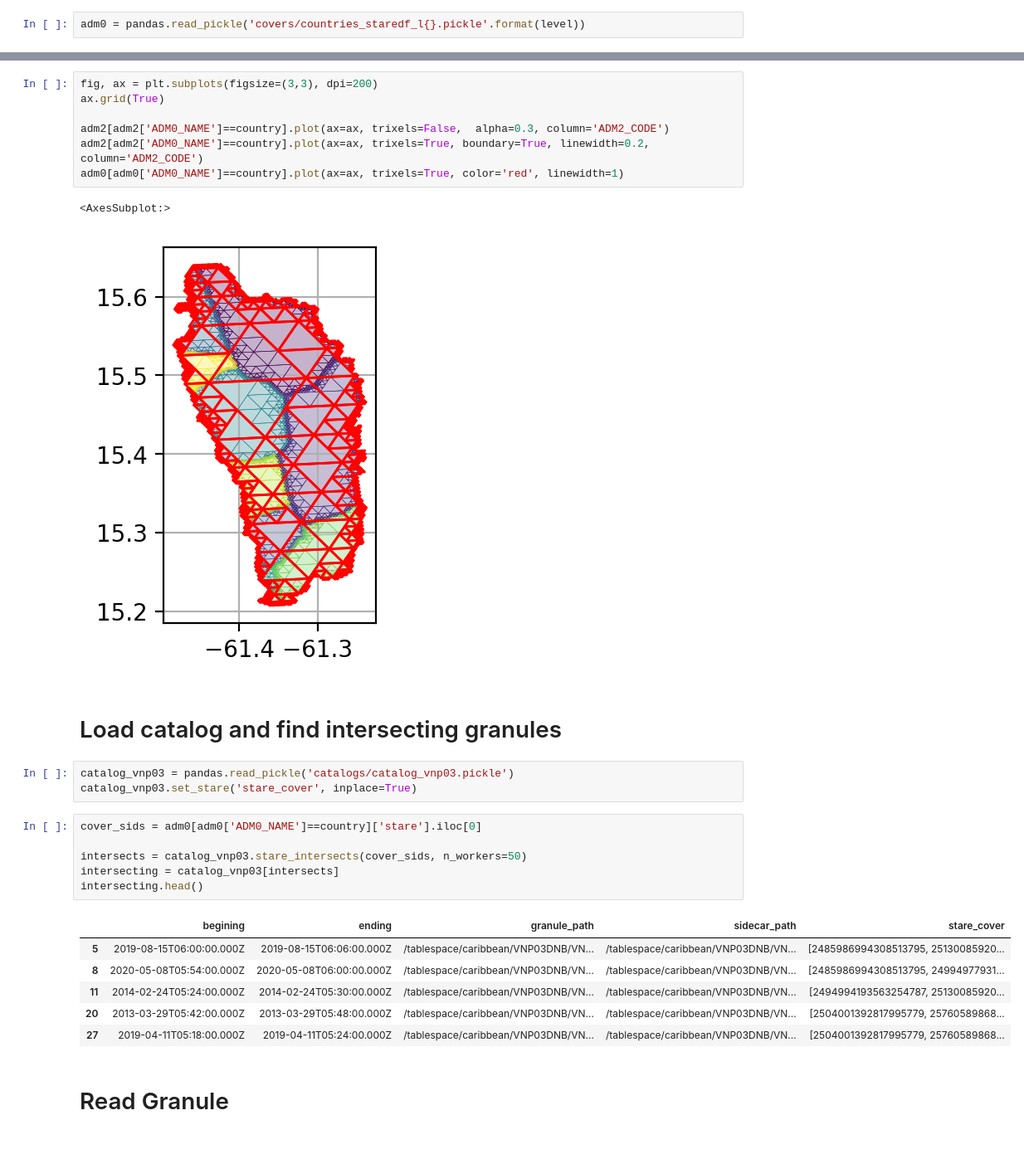
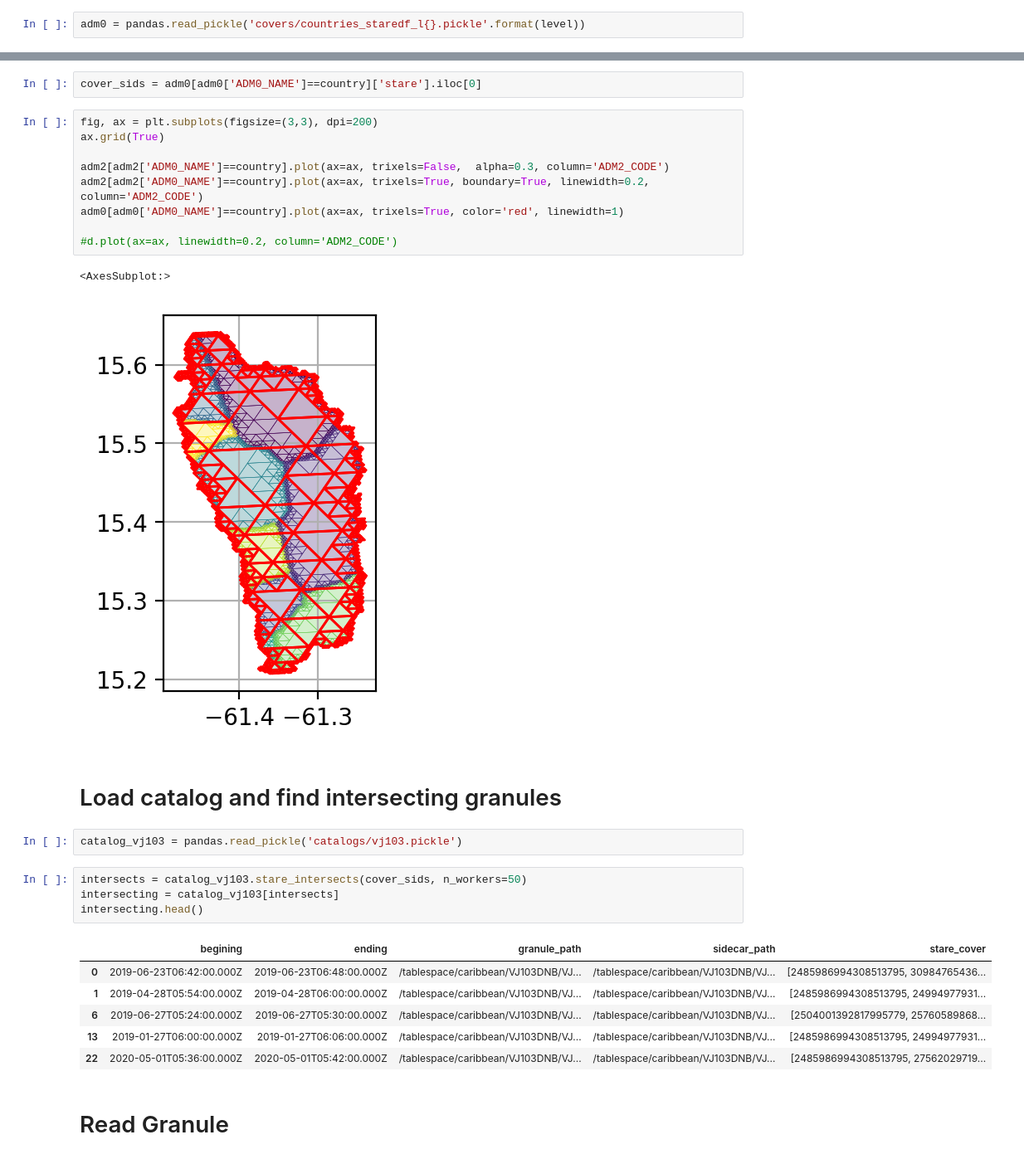
Before and after one commit to NiklasPhabian/nightlights_caribbean, a Jupyter notebook: flow.ipynb, the cells around one changed output, grey strips where cells are left out. Shown at 83% size. Saved outputs shown, nothing was run; the diff lists cells and outputs as text.

```diff
--- a/flow.ipynb
+++ b/flow.ipynb
@@ -18,3 +20,5 @@ adm0 = pandas.read_pickle('covers/countries_staredf_l{}.pickle'.format(level))
+# %%
+cover_sids = adm0[adm0['ADM0_NAME']==country]['stare'].iloc[0]
 # %%
 fig, ax = plt.subplots(figsize=(3,3), dpi=200)
 ax.grid(True)
@@ -22,27 +26,26 @@ ax.grid(True)
 adm2[adm2['ADM0_NAME']==country].plot(ax=ax, trixels=False,  alpha=0.3, column='ADM2_CODE')
 adm2[adm2['ADM0_NAME']==country].plot(ax=ax, trixels=True, boundary=True, linewidth=0.2, column='ADM2_CODE')
 adm0[adm0['ADM0_NAME']==country].plot(ax=ax, trixels=True, color='red', linewidth=1)
+
+#d.plot(ax=ax, linewidth=0.2, column='ADM2_CODE')
 # %% [output]
 <AxesSubplot:>
 [figure]
 # %% [markdown]
 # Load catalog and find intersecting granules
 # %%
-catalog_vnp03 = pandas.read_pickle('catalogs/catalog_vnp03.pickle')
-catalog_vnp03.set_stare('stare_cover', inplace=True)
+catalog_vj103 = pandas.read_pickle('catalogs/vj103.pickle')
 # %%
-cover_sids = adm0[adm0['ADM0_NAME']==country]['stare'].iloc[0]
-
-intersects = catalog_vnp03.stare_intersects(cover_sids, n_workers=50)
-intersecting = catalog_vnp03[intersects]
+intersects = catalog_vj103.stare_intersects(cover_sids, n_workers=50)
+intersecting = catalog_vj103[intersects]
 intersecting.head()
 # %% [output]
 |  | begining | ending | granule_path | sidecar_path | stare_cover |
-| 5 | 2019-08-15T06:00:00.000Z | 2019-08-15T06:06:00.000Z | /tablespace/caribbean/VNP03DNB/VN... | /tablespace/caribbean/VNP03DNB/VN... | [2485986994308513795, 25130085920... |
-| 8 | 2020-05-08T05:54:00.000Z | 2020-05-08T06:00:00.000Z | /tablespace/caribbean/VNP03DNB/VN... | /tablespace/caribbean/VNP03DNB/VN... | [2485986994308513795, 24994977931... |
-| 11 | 2014-02-24T05:24:00.000Z | 2014-02-24T05:30:00.000Z | /tablespace/caribbean/VNP03DNB/VN... | /tablespace/caribbean/VNP03DNB/VN... | [2494994193563254787, 25130085920... |
-| 20 | 2013-03-29T05:42:00.000Z | 2013-03-29T05:48:00.000Z | /tablespace/caribbean/VNP03DNB/VN... | /tablespace/caribbean/VNP03DNB/VN... | [2504001392817995779, 25760589868... |
-| 27 | 2019-04-11T05:18:00.000Z | 2019-04-11T05:24:00.000Z | /tablespace/caribbean/VNP03DNB/VN... | /tablespace/caribbean/VNP03DNB/VN... | [2504001392817995779, 25760589868... |
+| 0 | 2019-06-23T06:42:00.000Z | 2019-06-23T06:48:00.000Z | /tablespace/caribbean/VJ103DNB/VJ... | /tablespace/caribbean/VJ103DNB/VJ... | [2485986994308513795, 30984765436... |
+| 1 | 2019-04-28T05:54:00.000Z | 2019-04-28T06:00:00.000Z | /tablespace/caribbean/VJ103DNB/VJ... | /tablespace/caribbean/VJ103DNB/VJ... | [2485986994308513795, 24994977931... |
+| 6 | 2019-06-27T05:24:00.000Z | 2019-06-27T05:30:00.000Z | /tablespace/caribbean/VJ103DNB/VJ... | /tablespace/caribbean/VJ103DNB/VJ... | [2504001392817995779, 25760589868... |
+| 13 | 2019-01-27T06:00:00.000Z | 2019-01-27T06:06:00.000Z | /tablespace/caribbean/VJ103DNB/VJ... | /tablespace/caribbean/VJ103DNB/VJ... | [2485986994308513795, 24994977931... |
+| 22 | 2020-05-01T05:36:00.000Z | 2020-05-01T05:42:00.000Z | /tablespace/caribbean/VJ103DNB/VJ... | /tablespace/caribbean/VJ103DNB/VJ... | [2485986994308513795, 27562029719... |
 # %% [markdown]
 # Read Granule
 # %%
```
Also changed, not shown: parts of 24 cells of this notebook, 4 other files.
